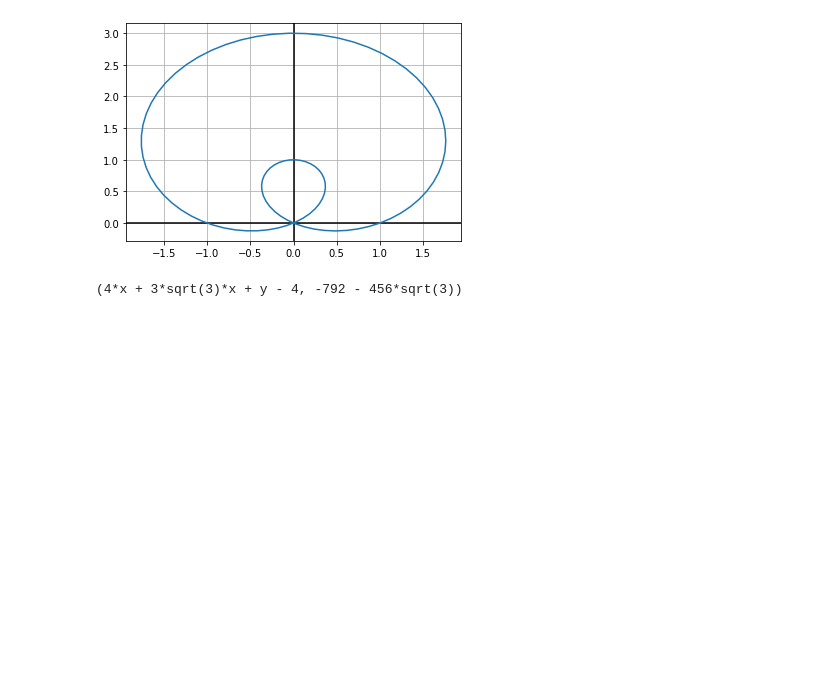
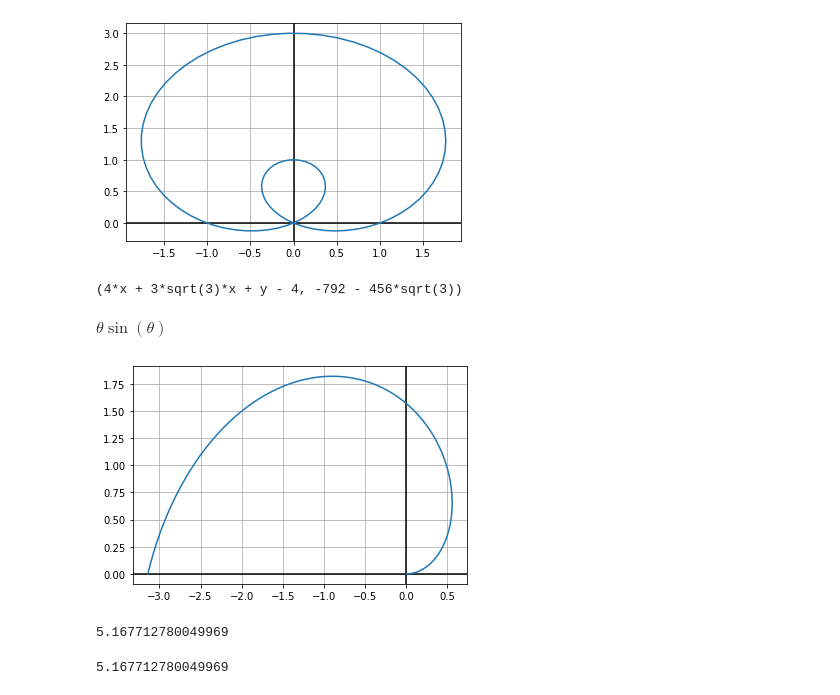
Before and after one commit to 8wgf3b/books, a Jupyter notebook: thomas_calculus_multivariable/11.ipynb, the cells around one changed output. Saved outputs shown, nothing was run; the diff lists cells and outputs as text; code cells hidden in the pictures; blank space fills up the shorter version.

```diff
--- a/thomas_calculus_multivariable/11.ipynb
+++ b/thomas_calculus_multivariable/11.ipynb
@@ -212,3 +212,24 @@ graph((1 + 2 * smp.sin(t)) *smp.cos(t), (1 + 2 * smp.sin(t)) *smp.sin(t), 0, 2 *
 tangentleq((1 + 2 * smp.sin(t)) *smp.cos(t), (1 + 2 * smp.sin(t)) *smp.sin(t), 4 * smp.pi/3)
 # %% [output]
 (4*x + 3*sqrt(3)*x + y - 4, -792 - 456*sqrt(3))
+# %%
+x, y, th = smp.symbols('x y theta', real=True)
+r = smp.symbols('r', cls=smp.Function)
+x = r(th) * smp.cos(th)
+y = r(th) * smp.sin(th)
+y.subs([(r(th), th)]).doit()
+# %% [output]
+$\displaystyle \theta \sin{\left(\theta \right)}$
+# %%
+def DP(rexp, l=0, h=2*np.pi):
+    tval = np.linspace(l, h, 100)
+    xl = smp.lambdify([th], rexp * smp.cos(th))
+    yl = smp.lambdify([th], rexp * smp.sin(th))
+    plt.grid(True, which='both')
+    plt.axhline(y=0, color='k')
+    plt.axvline(x=0, color='k')
+    plt.plot(xl(tval), yl(tval))
+# %%
+DP(th, 0, np.pi)
+# %% [output]
+[figure, added]
@@ -214,0 +241,8 @@ tangentleq((1 + 2 * smp.sin(t)) *smp.cos(t), (1 + 2 * smp.sin(t)) *smp.sin(t), 4
+# %%
+PArea(th, 0, np.pi)
+# %% [output]
+5.167712780049969
+# %%
+(np.pi ** 3) / 6
+# %% [output]
+5.167712780049969
```
Also changed, not shown: parts of 15 cells of this notebook.
